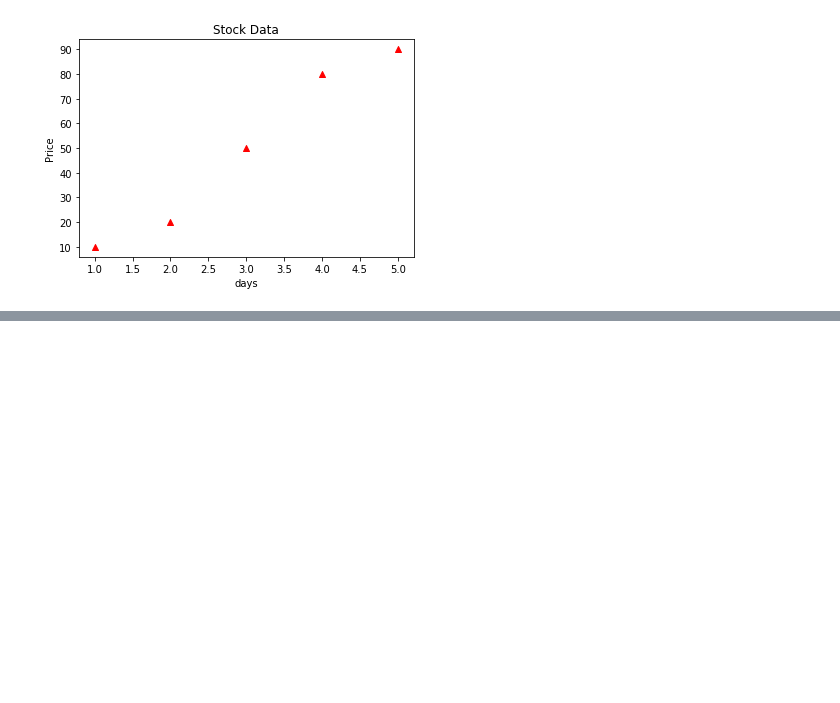
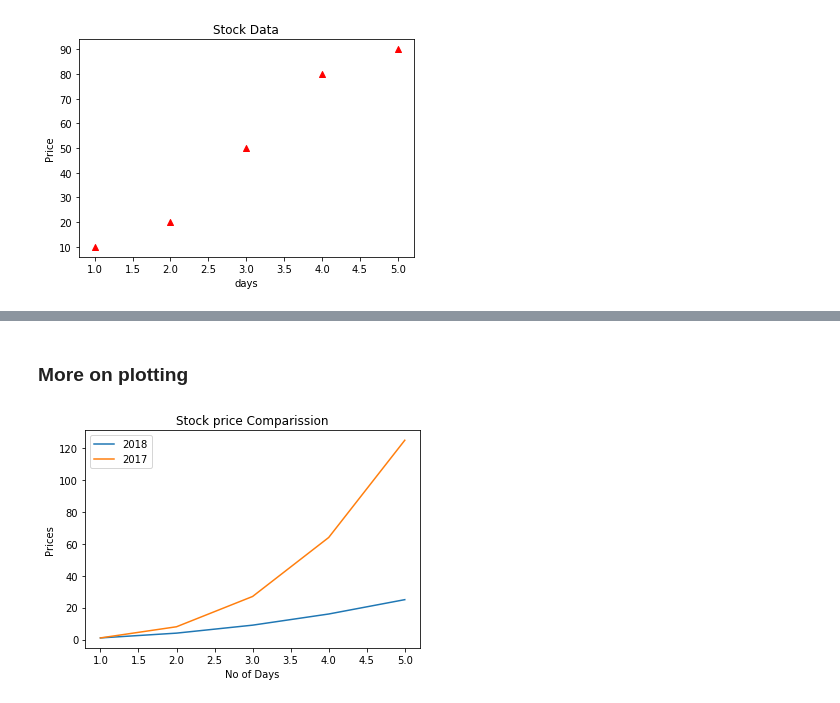
Before and after one commit to tanmayarya/Matplot-Lib-basics, a Jupyter notebook: Matplot Lib Basics.ipynb, the cells around one changed output, grey strips where cells are left out. Cells and saved outputs as stored; diff of their text form; code cells hidden in the pictures; blank space fills up the shorter version.

Commit message:
More on Plots

```diff
--- a/Matplot Lib Basics.ipynb
+++ b/Matplot Lib Basics.ipynb
@@ -44,0 +45,15 @@ plt.show()
+# %% [markdown]
+### More on plotting
+# %%
+x = np.array([1,2,3,4,5])
+y = np.array([10,20,50,80,90])
+
+plt.plot(x,x**2, label='2018')
+plt.plot(x,x**3, label='2017')
+plt.xlabel("No of Days")
+plt.ylabel("Prices")
+plt.title("Stock price Comparission")
+plt.legend()
+plt.show()
+# %% [output]
+[figure, added]
```
Also changed, not shown: parts of 1 cell of this notebook.
